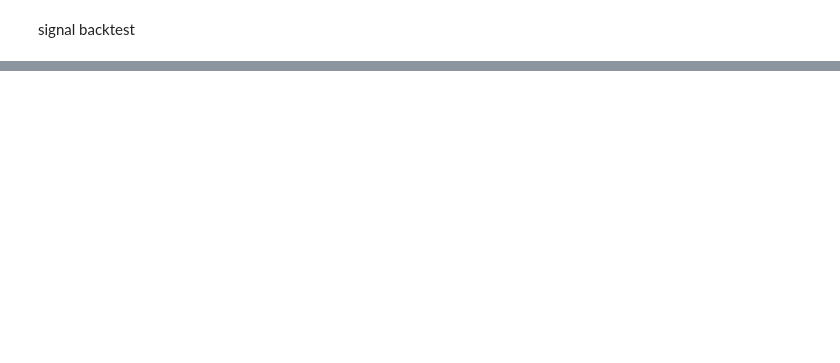
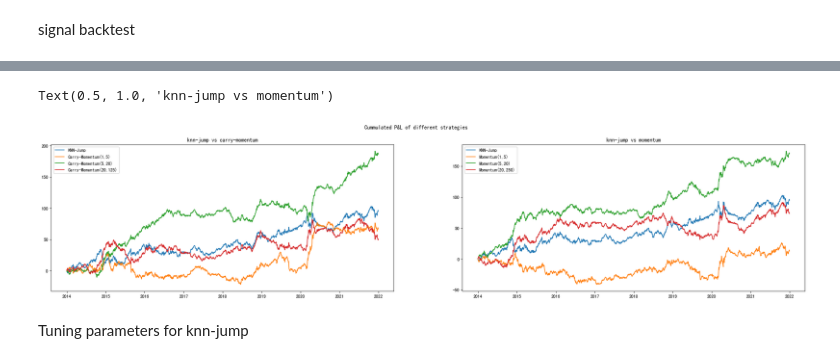
Before and after one commit to quantnoob/TradingEnergyProject, a Jupyter notebook: strategy_jump_knn.ipynb, the cells around one changed output, grey strips where cells are left out. Cells and saved outputs as stored; diff of their text form; code cells hidden in the pictures; blank space fills up the shorter version.

Commit message:
Final parameter tuning is finished

```diff
--- a/strategy_jump_knn.ipynb
+++ b/strategy_jump_knn.ipynb
@@ -362,0 +301,14 @@ mom_20_250_result['Cummulated P&L'].plot(figsize=(12,5),title='Cummulated P&L of
+# %%
+result_list = [knn_jump_result,carry_mom_1_5_result,carry_mom_5_20_result,carry_mom_20_125_result,
+                                mom_1_5_result, mom_5_20_result, mom_20_250_result]
+Ann_PL = ['Annualized P&L']
+SR = ['Sharpe Ratio']
+MDD = ['Maximum Drawdown']
+headers = ['Stat','KNN-Jump','Carry-Momentum(1,5)','Carry-Momentum(5,20)','Carry-Momentum(20,125)',
+                            'Momentum(1,5)','Momentum(5,20)','Momentum(20,250)']
+for res in result_list:
+    summary_res = calculate_summary_stats(res)
+    Ann_PL.append(summary_res[0])
+    SR.append(summary_res[1])
+    MDD.append(summary_res[2])
+print(tb([Ann_PL,SR,MDD], tablefmt='fancy_grid',headers=headers,numalign='center'))
@@ -362,0 +325,21 @@ mom_20_250_result['Cummulated P&L'].plot(figsize=(12,5),title='Cummulated P&L of
+# %%
+knn_carry_list = [knn_jump_result,carry_mom_1_5_result,carry_mom_5_20_result,carry_mom_20_125_result]
+knn_mom_list  = [knn_jump_result, mom_1_5_result, mom_5_20_result, mom_20_250_result]
+plt.figure(figsize=(30,6))
+plt.suptitle('Cummulated P&L of different strategies')
+plt.subplot(1,2,1)
+for res in knn_carry_list:
+    plt.plot(res.index, res['Cummulated P&L'])
+plt.legend(['KNN-Jump','Carry-Momentum(1,5)','Carry-Momentum(5,20)','Carry-Momentum(20,125)'])
+plt.title('knn-jump vs carry-momentum')
+
+plt.subplot(1,2,2)
+for res in knn_mom_list:
+    plt.plot(res.index, res['Cummulated P&L'])
+plt.legend(['KNN-Jump','Momentum(1,5)','Momentum(5,20)','Momentum(20,250)'])
+plt.title('knn-jump vs momentum')
+# %% [output]
+Text(0.5, 1.0, 'knn-jump vs momentum')
+[figure, added]
+# %% [markdown]
+Tuning parameters for knn-jump
```
Also changed, not shown: parts of 24 cells of this notebook, 3 other files.
